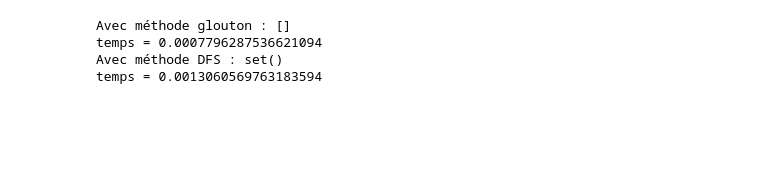
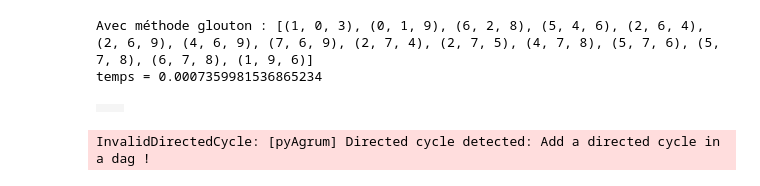
Before and after one commit to davidPinaud/BN_PCSTABLE, a Jupyter notebook: test_projet_MADI.ipynb, the cells around one changed output. Drawn from its saved outputs; the diff is of its cells as text; code cells hidden in the pictures; blank space fills up the shorter version.

```diff
--- a/test_projet_MADI.ipynb
+++ b/test_projet_MADI.ipynb
@@ -13,0 +25,4 @@ G
+# %%
+AlgoPC=PC(file_bn_csv="test.csv")
+G=AlgoPC.getG()
+G
@@ -22,15 +38,23 @@ AttributeError: 'PC' object has no attribute 'learner'
 #Test des unshieldedTriple
 import time as t
 debut=t.time()
-print(f"Avec méthode glouton : {PC.findUnshieldedTriple(AlgoPC)}")
+print(f"Avec méthode glouton : {AlgoPC.findUnshieldedTriple()}")
 fin=t.time()
 print(f"temps = {fin-debut}")
-debut=t.time()
-print(f"Avec méthode DFS : {PC.findUnshieldedTripleDFS(AlgoPC)}")
-fin=t.time()
-print(f"temps = {fin-debut}")
 # %% [output]
-Avec méthode glouton : []
-temps = 0.0007796287536621094
-Avec méthode DFS : set()
-temps = 0.0013060569763183594
+Avec méthode glouton : [(1, 0, 3), (0, 1, 9), (6, 2, 8), (5, 4, 6), (2, 6, 4), (2, 6, 9), (4, 6, 9), (7, 6, 9), (2, 7, 4), (2, 7, 5), (4, 7, 8), (5, 7, 6), (5, 7, 8), (6, 7, 8), (1, 9, 6)]
+temps = 0.0007359981536865234
+# %%
+AlgoPC.phase2()
+gnb.sideBySide(AlgoPC.G_directed,AlgoPC.G)
+# %% [output]
+|  |  |
+# %%
+bn_approx=gum.BayesNet('bn_approx')
+for nodeID in AlgoPC.G_directed.nodes():
+    bn_approx.add(gum.LabelizedVariable(AlgoPC.learner.nameFromId(nodeID),'',AlgoPC.learner.domainSize(nodeID)))
+for (node1,node2) in AlgoPC.G_directed.arcs():
+    bn_approx.addArc(AlgoPC.learner.nameFromId(node1),AlgoPC.learner.nameFromId(node2))
+bn_approx
+# %% [output]
+InvalidDirectedCycle: [pyAgrum] Directed cycle detected: Add a directed cycle in a dag !
```
Also changed, not shown: parts of 6 cells of this notebook, 2 other files.
